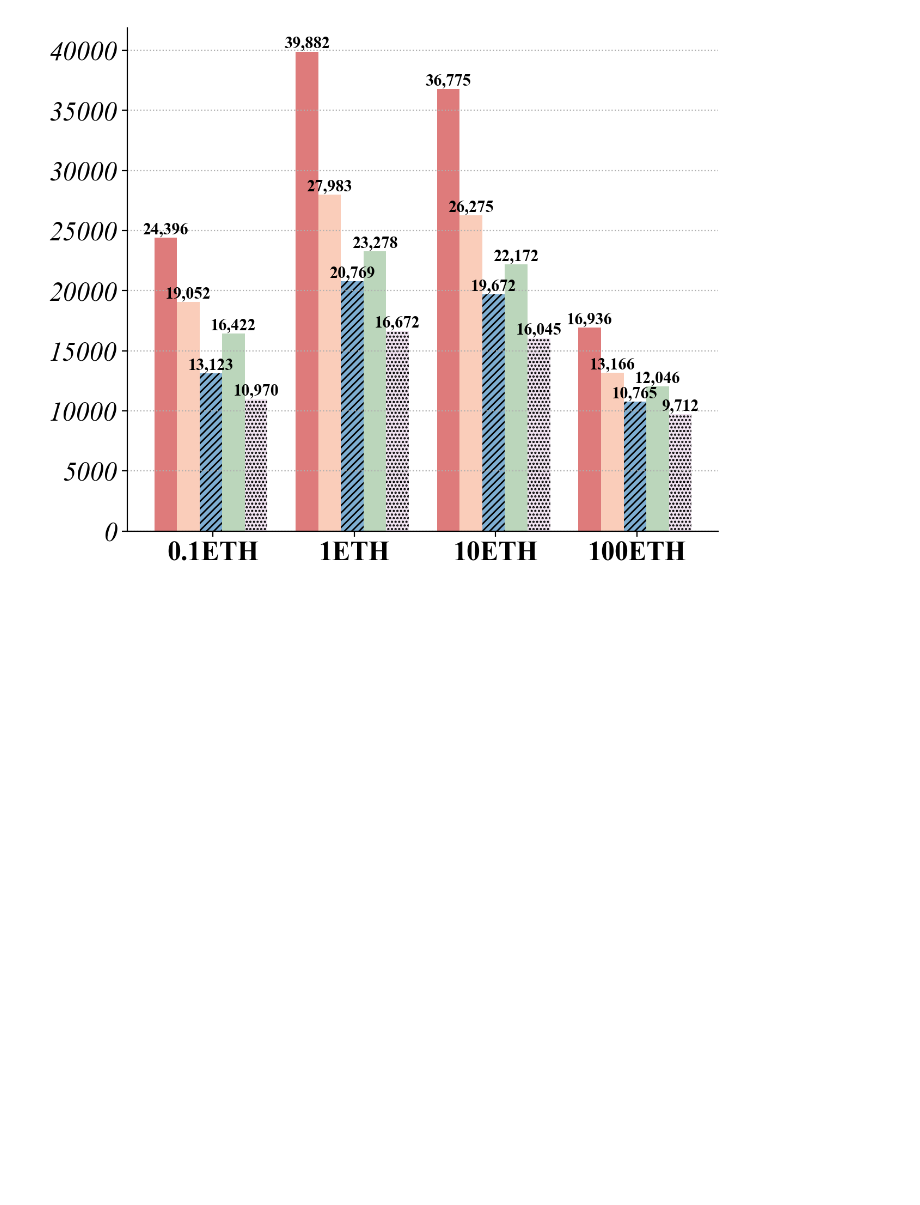
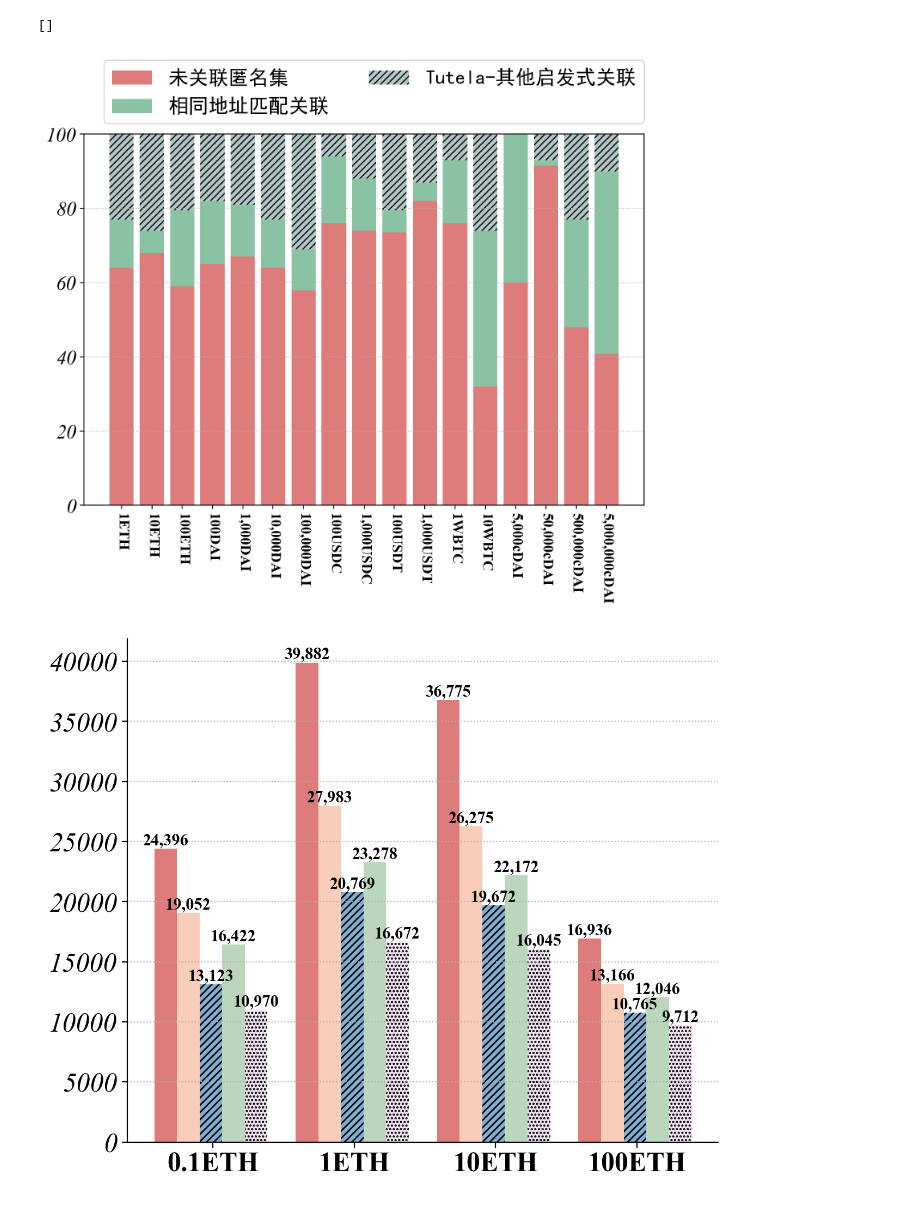
Before and after one commit to Cagayake-1/TornadoCluster, a Jupyter notebook: DeAnonymySize.ipynb, the cells around one changed output. Cells and saved outputs as stored; diff of their text form; code cells hidden in the pictures; blank space fills up the shorter version.

```diff
--- a/DeAnonymySize.ipynb
+++ b/DeAnonymySize.ipynb
@@ -76,3 +168,60 @@ See the caveats in the documentation: https://pandas.pydata.org/pandas-docs/stab
+# %%
+plt.figure(figsize=(9,6), dpi=200)
+
+resdf = [
+    [64, 68,   59,  65,  67,  64, 58, 76, 74, 73.5, 82, 76, 32, 60, 91.5, 48, 40.8],
+    [13, 6,  20.5,  17,  14,  13, 11, 18, 14,  6,    5,   17, 42, 40, 1.5, 29, 49.2],
+    [23, 26, 20.5, 18,  19,  23,  31, 6, 12, 20.5, 13,  7,   26, 0, 7, 23, 10]
+]
+
+col = [ '1ETH', '10ETH', '100ETH',
+          '100DAI', '1,000DAI', '10,000DAI', '100,000DAI',
+          '100USDC', '1,000USDC',
+          '100USDT', '1,000USDT',
+          '1WBTC', '10WBTC',
+          '5,000cDAI', '50,000cDAI', '500,000cDAI', '5,000,000cDAI']
+
+cag = ['未关联匿名集','相同地址匹配关联','Tutela-其他启发式关联']
+
+#计算有多少列 并生成一个步进为1的数组
+index = np.arange(len(col))
+#设置每组总宽度
+total_width= 1.2
+# #求出每组每列宽度
+# width = total_width/len_col
+#对每个字段进行遍历
+colorbox_per = ['#c82423','#3B9B66','#7FA0A0','#e6cfe6','#f8ac8c','#2878b5','#8fbc8f',]
+hatchbox_per =['','','////','']
+bottom = [0]*len(col)
+for i in range(len(cag)):
+    #求出每个字段所包含的数组, 也就是对应的高度
+    y_values = resdf[i]
+    #设置x轴标签
+    x_tables = index * 1.5
+    #绘制柱形图
+    plt.bar(x_tables, y_values,bottom = bottom, width =total_width, color = colorbox_per[i], alpha=alp, hatch=hatchbox_per[i])
+    bottom  = list(map(lambda x, y: x+y, bottom, y_values))
+#设置x轴刻度标签位置
+index1 = index * 1.5
+#通过xticks设置x轴标签为df_gbsp的索引
+plt.xticks(index1 , col, fontweight='bold',rotation=270,fontsize=13)
+plt.yticks(fontstyle='italic')
+#添加图例
+order = [2,1,0]
+plt.legend(cag,loc='upper right',bbox_to_anchor=(1,1.2),borderaxespad = 0.,ncol=2,prop={"family":'simhei',"size":18})
+handles, labels = plt.gca().get_legend_handles_labels()
+print(handles)
+#网格线
+plt.grid(axis='y',linestyle=':')
+ax = plt.gca()
+ax.set_yticks(np.arange(0,120,20),labels=np.arange(0,120,20))
+#边框不可见
+# ax.spines.right.set_visible(False)
+# ax.spines.top.set_visible(False)
+plt.show()
+# %% [output]
+[]
+[figure, added]
 # %%
 plt.figure(figsize=(7,6), dpi=200)
 ethdf = figdf.loc[eth]
```
Also changed, not shown: parts of 7 cells of this notebook, 1 other file.
